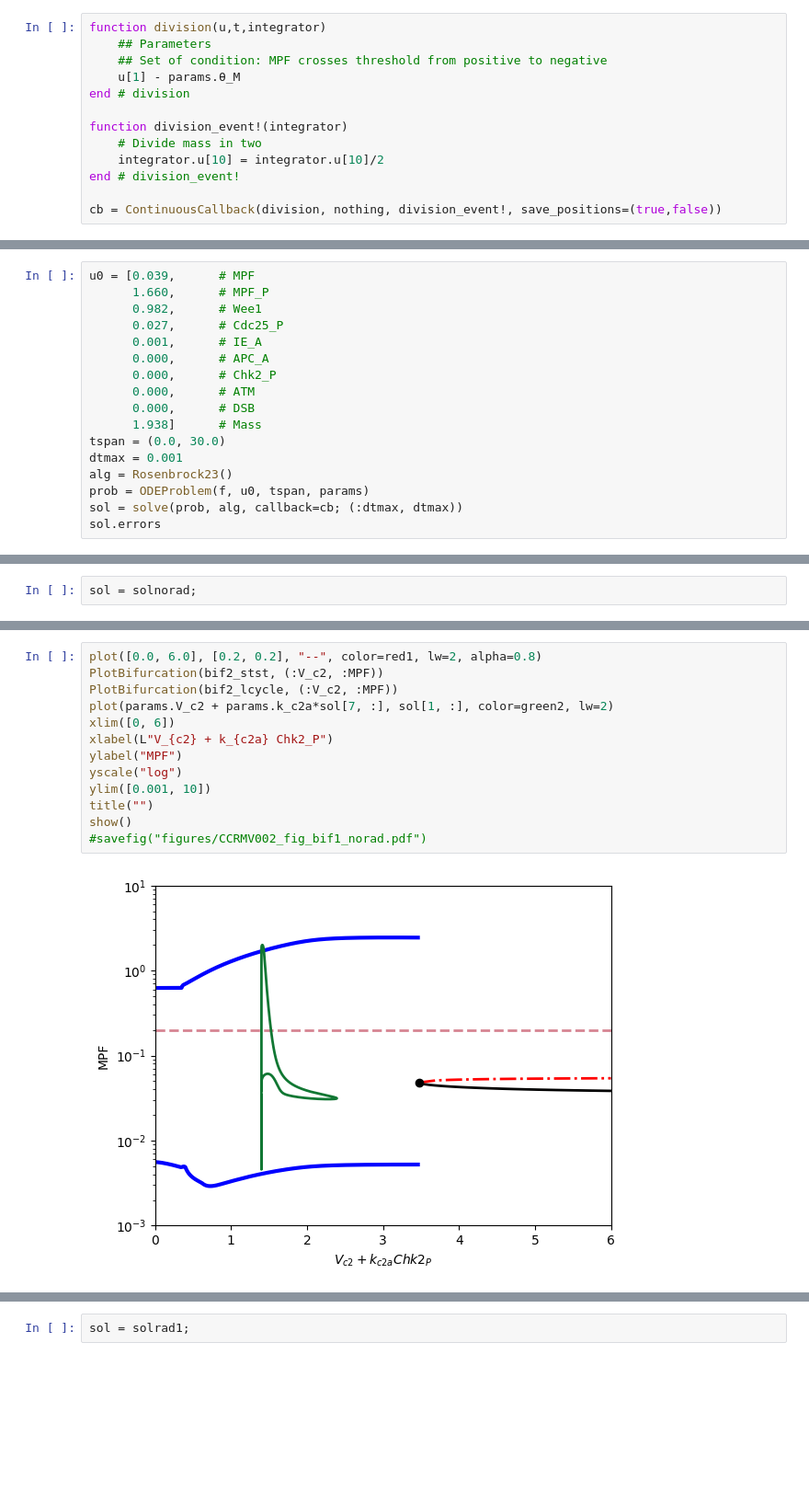
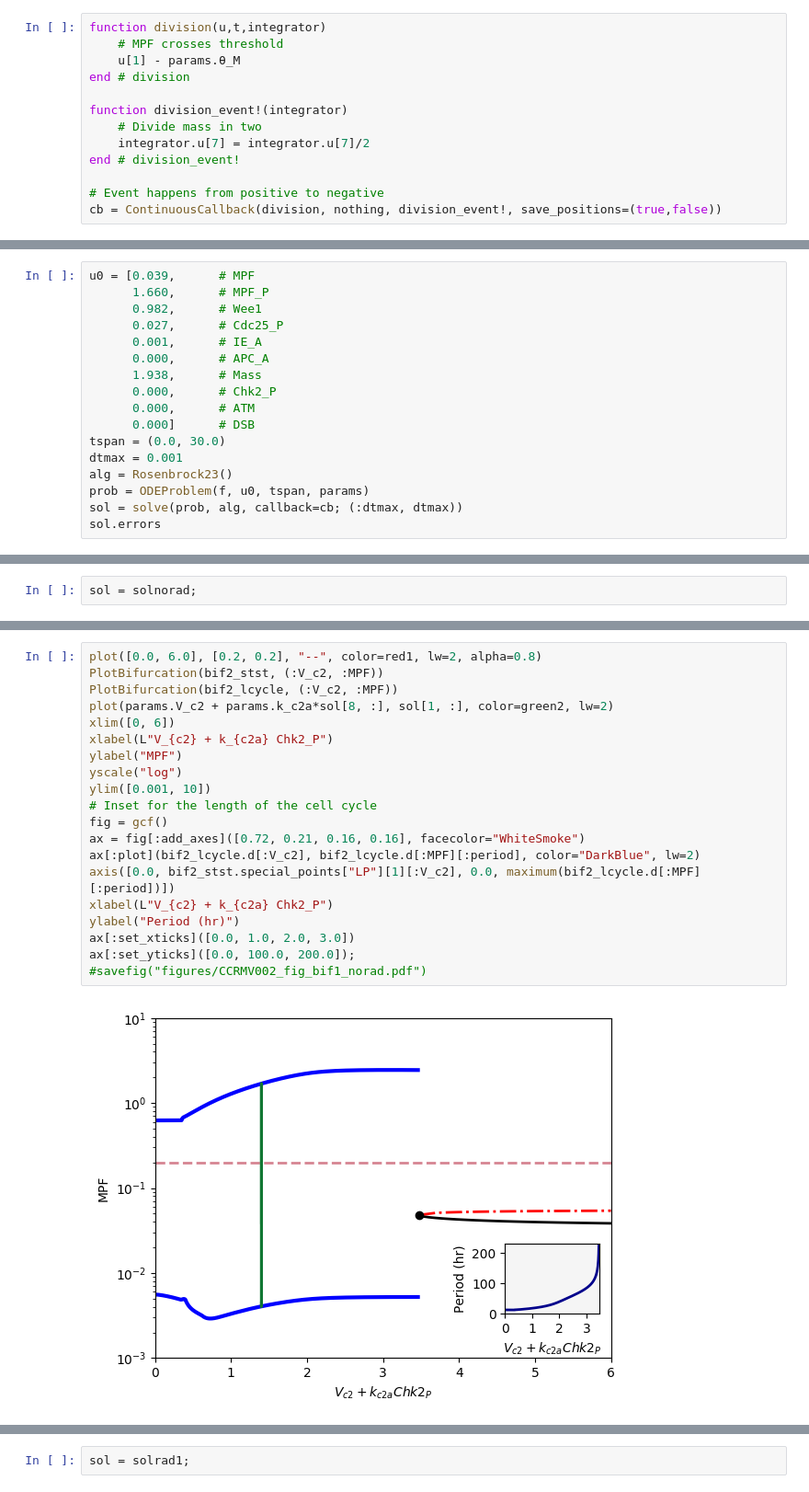
Before and after one commit to ccontrer/CellCycleRadiation, a Jupyter notebook: Julia/CCRMV002.ipynb, the cells around one changed output, grey strips where cells are left out. Shown: that part at 92% size. Drawn from its saved outputs; the diff is of its cells as text; blank space fills up the shorter version.

```diff
--- a/Julia/CCRMV002.ipynb
+++ b/Julia/CCRMV002.ipynb
@@ -52,15 +75,15 @@ Cell division event
 # %%
 function division(u,t,integrator)
-    ## Parameters
-    ## Set of condition: MPF crosses threshold from positive to negative
+    # MPF crosses threshold
     u[1] - params.θ_M
 end # division
 
 function division_event!(integrator)
     # Divide mass in two
-    integrator.u[10] = integrator.u[10]/2
+    integrator.u[7] = integrator.u[7]/2
 end # division_event!
 
+# Event happens from positive to negative
 cb = ContinuousCallback(division, nothing, division_event!, save_positions=(true,false))
 # %% [output]
 DiffEqBase.ContinuousCallback{#division,Void,#division_event!,DiffEqBase.#INITIALIZE_DEFAULT,Float64,Int64,Void}(division, nothing, division_event!, DiffEqBase.INITIALIZE_DEFAULT, nothing, true, 10, ( ...
@@ -75,10 +100,10 @@ u0 = [0.039,      # MPF
       0.027,      # Cdc25_P
       0.001,      # IE_A
       0.000,      # APC_A
+      1.938,      # Mass
       0.000,      # Chk2_P
       0.000,      # ATM
-      0.000,      # DSB
-      1.938]      # Mass
+      0.000]      # DSB
 tspan = (0.0, 30.0)
 dtmax = 0.001
 alg = Rosenbrock23()
@@ -192,15 +278,22 @@ sol = solnorad;
 # %%
 plot([0.0, 6.0], [0.2, 0.2], "--", color=red1, lw=2, alpha=0.8)
 PlotBifurcation(bif2_stst, (:V_c2, :MPF))
 PlotBifurcation(bif2_lcycle, (:V_c2, :MPF))
-plot(params.V_c2 + params.k_c2a*sol[7, :], sol[1, :], color=green2, lw=2)
+plot(params.V_c2 + params.k_c2a*sol[8, :], sol[1, :], color=green2, lw=2)
 xlim([0, 6])
 xlabel(L"V_{c2} + k_{c2a} Chk2_P")
 ylabel("MPF")
 yscale("log")
 ylim([0.001, 10])
-title("")
-show()
+# Inset for the length of the cell cycle
+fig = gcf()
+ax = fig[:add_axes]([0.72, 0.21, 0.16, 0.16], facecolor="WhiteSmoke")
+ax[:plot](bif2_lcycle.d[:V_c2], bif2_lcycle.d[:MPF][:period], color="DarkBlue", lw=2)
+axis([0.0, bif2_stst.special_points["LP"][1][:V_c2], 0.0, maximum(bif2_lcycle.d[:MPF][:period])])
+xlabel(L"V_{c2} + k_{c2a} Chk2_P")
+ylabel("Period (hr)")
+ax[:set_xticks]([0.0, 1.0, 2.0, 3.0])
+ax[:set_yticks]([0.0, 100.0, 200.0]);
 #savefig("figures/CCRMV002_fig_bif1_norad.pdf")
 # %% [output]
-[figure, old version]
+[figure, new version]
```
Also changed, not shown: parts of 43 cells of this notebook, 1 other file.
